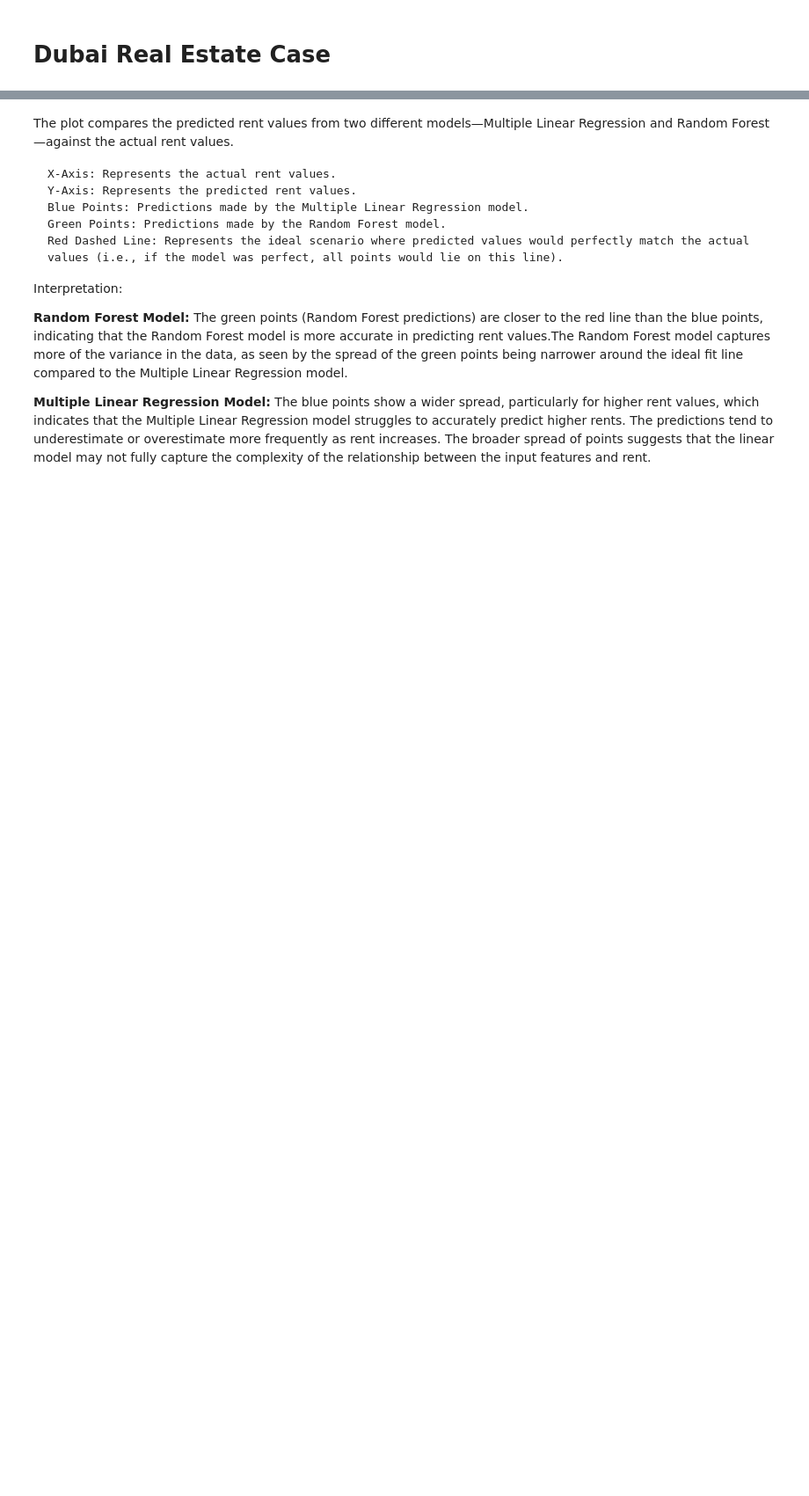
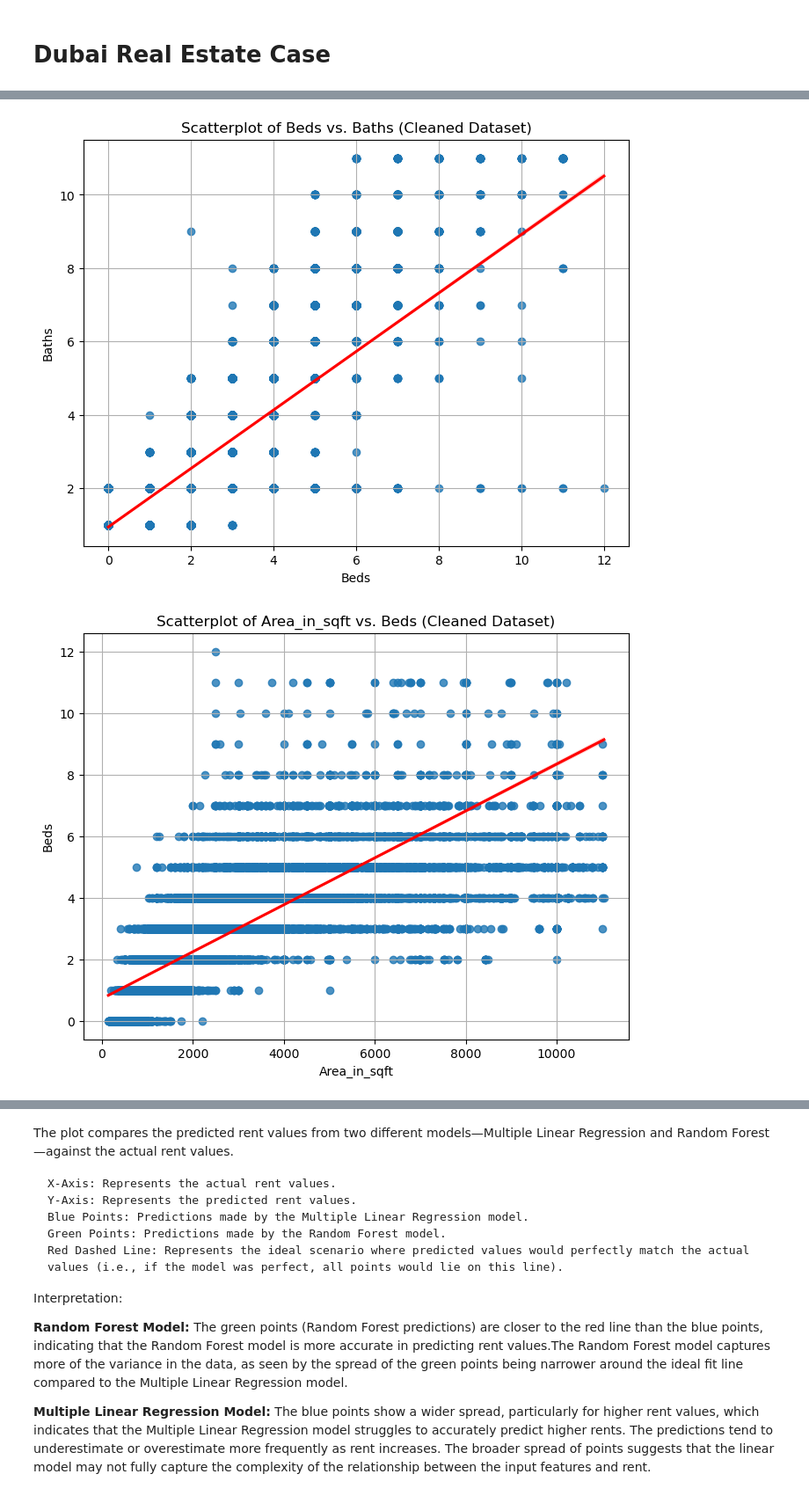
Before and after one commit to m-peter-1/Dubai-Real-Estate, a Jupyter notebook: dubai_real_estate.ipynb, the cells around one changed output, grey strips where cells are left out. Shown at 88% size. Saved outputs shown, nothing was run; the diff lists cells and outputs as text; code cells hidden in the pictures; blank space fills up the shorter version.

```diff
--- a/dubai_real_estate.ipynb
+++ b/dubai_real_estate.ipynb
@@ -884,0 +594,28 @@ plt.show()
+# %%
+import seaborn as sns
+import matplotlib.pyplot as plt
+
+# List of variable pairs for moderate and negative correlations in the cleaned dataset
+variable_pairs = [
+    ('Beds', 'Baths'),                 # Strong positive correlation
+    ('Area_in_sqft', 'Beds'),          # Strong positive correlation
+    ('Area_in_sqft', 'Rent'),          # Moderate positive correlation
+    ('Rent_per_sqft', 'Rent'),         # Moderate positive correlation
+    ('Area_in_sqft', 'Baths'),         # Moderate positive correlation
+    ('Rent_per_sqft', 'Baths'),        # Negative correlation
+    ('Rent_per_sqft', 'Beds'),         # Negative correlation
+    ('Rent_per_sqft', 'Area_in_sqft')  # Negative correlation
+]
+
+# Iterate over the pairs and create scatter plots with regression lines for the cleaned dataset
+for var1, var2 in variable_pairs:
+    plt.figure(figsize=(8, 6))
+    sns.regplot(x=df_cleaned[var1], y=df_cleaned[var2], line_kws={"color": "red"})
+    plt.title(f'Scatterplot of {var1} vs. {var2} (Cleaned Dataset)')
+    plt.xlabel(var1)
+    plt.ylabel(var2)
+    plt.grid(True)
+    plt.show()
+# %% [output]
+[figure, added]
+[figure, added]
```
Also changed, not shown: parts of 80 cells of this notebook.
